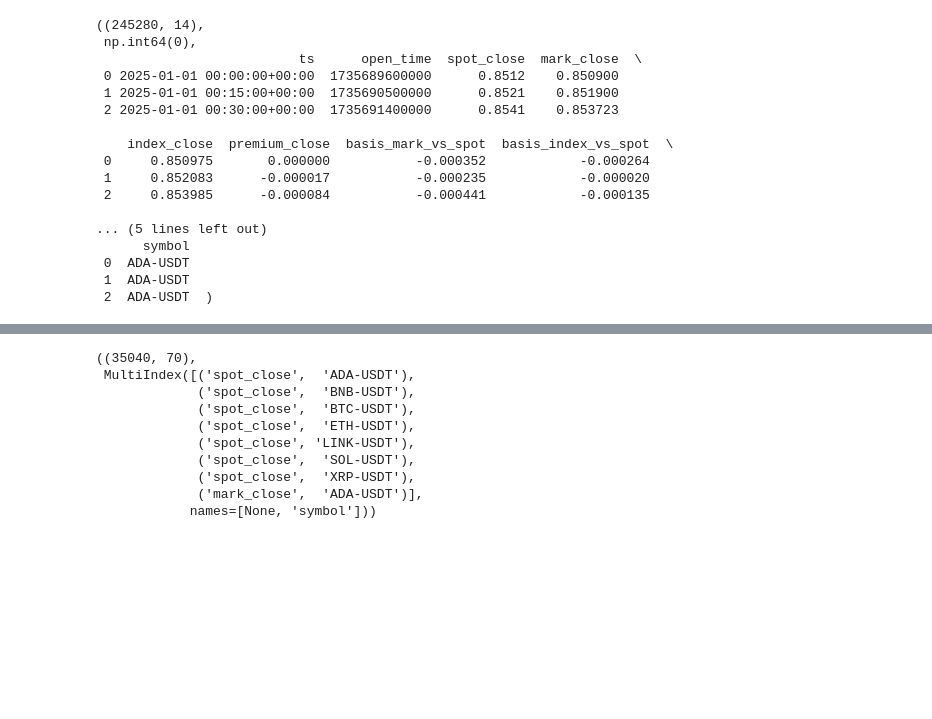
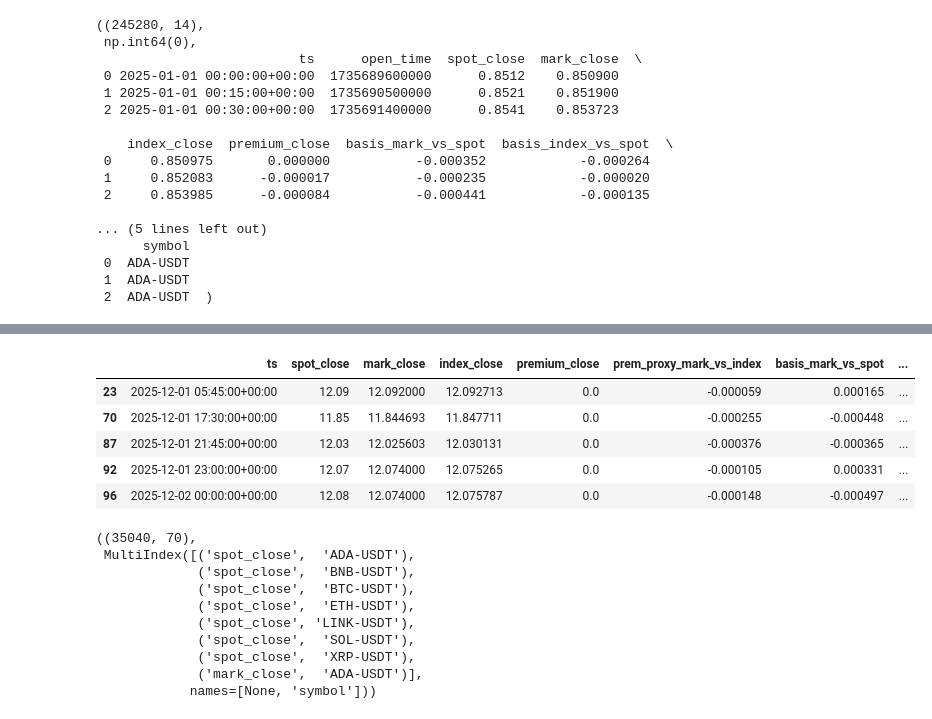
Before and after one commit to KaranPi/sydata, a Jupyter notebook: e2e_v4_basket.ipynb, the cells around one changed output, grey strips where cells are left out. Drawn from its saved outputs; the diff is of its cells as text; code cells hidden in the pictures; blank space fills up the shorter version.

```diff
--- a/e2e_v4_basket.ipynb
+++ b/e2e_v4_basket.ipynb
@@ -280,3 +313,27 @@ master_long.shape, key_dupes, master_long.head(3)
+# %%
+# Proxy premium from mark vs index
+master["prem_proxy_mark_vs_index"] = (master["mark_close"] / master["index_close"]) - 1.0
+
+# Flag suspicious rows: premium exactly 0 while proxy is not close to 0
+eps = 1e-6
+mask = (master["premium_close"] == 0) & (master["prem_proxy_mark_vs_index"].abs() > 10*eps)
+
+master.loc[mask, [
+    "ts","spot_close","mark_close","index_close",
+    "premium_close","prem_proxy_mark_vs_index",
+    "basis_mark_vs_spot","basis_index_vs_spot"
+]].head(5)
+
+
+#If premium_close == 0 and prem_proxy_mark_vs_index ≈ 0: zero can be legitimate.
+#If premium_close == 0 and prem_proxy_mark_vs_index is not near 0: it’s almost certainly a bad default/coercion.
+# %% [output]
+|  | ts | spot_close | mark_close | index_close | premium_close | prem_proxy_mark_vs_index | basis_mark_vs_spot | ... |
+| 23 | 2025-12-01 05:45:00+00:00 | 12.09 | 12.092000 | 12.092713 | 0.0 | -0.000059 | 0.000165 | ... |
+| 70 | 2025-12-01 17:30:00+00:00 | 11.85 | 11.844693 | 11.847711 | 0.0 | -0.000255 | -0.000448 | ... |
+| 87 | 2025-12-01 21:45:00+00:00 | 12.03 | 12.025603 | 12.030131 | 0.0 | -0.000376 | -0.000365 | ... |
+| 92 | 2025-12-01 23:00:00+00:00 | 12.07 | 12.074000 | 12.075265 | 0.0 | -0.000105 | 0.000331 | ... |
+| 96 | 2025-12-02 00:00:00+00:00 | 12.08 | 12.074000 | 12.075787 | 0.0 | -0.000148 | -0.000497 | ... |
 # %%
 # save
 
```
Also changed, not shown: parts of 8 cells of this notebook.
